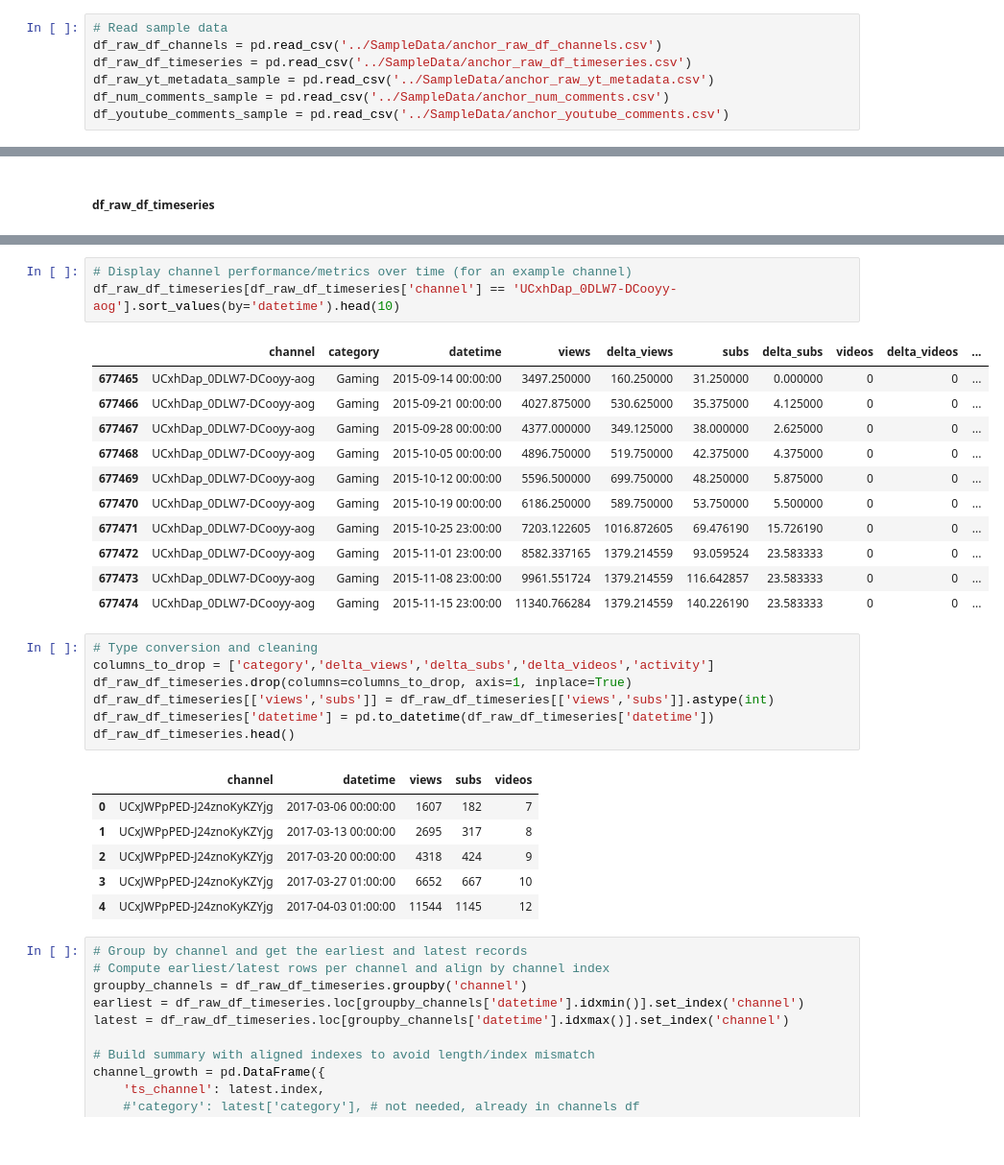
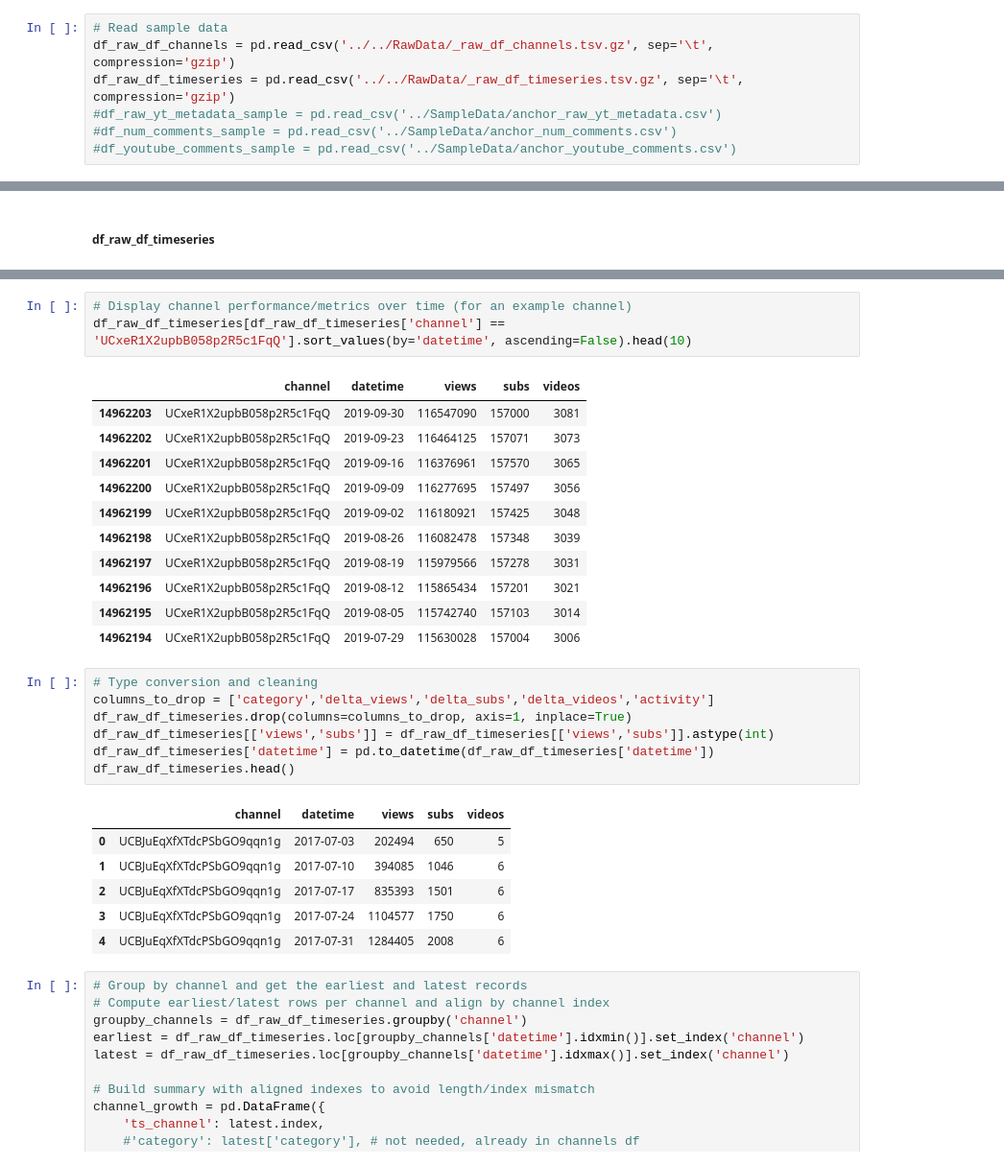
Before and after one commit to engindenizdogu/viralscope, a Jupyter notebook: Preprocessing/Archive/preprocessing.ipynb, the cells around one changed output, grey strips where cells are left out. Shown at 96% size. Drawn from its saved outputs; the diff is of its cells as text.

```diff
--- a/Preprocessing/Archive/preprocessing.ipynb
+++ b/Preprocessing/Archive/preprocessing.ipynb
@@ -4,11 +4,11 @@ import pandas as pd
 from sklearn.preprocessing import MinMaxScaler
 # %%
 # Read sample data
-df_raw_df_channels = pd.read_csv('../SampleData/anchor_raw_df_channels.csv')
-df_raw_df_timeseries = pd.read_csv('../SampleData/anchor_raw_df_timeseries.csv')
-df_raw_yt_metadata_sample = pd.read_csv('../SampleData/anchor_raw_yt_metadata.csv')
-df_num_comments_sample = pd.read_csv('../SampleData/anchor_num_comments.csv')
-df_youtube_comments_sample = pd.read_csv('../SampleData/anchor_youtube_comments.csv')
+df_raw_df_channels = pd.read_csv('../../RawData/_raw_df_channels.tsv.gz', sep='\t', compression='gzip')
+df_raw_df_timeseries = pd.read_csv('../../RawData/_raw_df_timeseries.tsv.gz', sep='\t', compression='gzip')
+#df_raw_yt_metadata_sample = pd.read_csv('../SampleData/anchor_raw_yt_metadata.csv')
+#df_num_comments_sample = pd.read_csv('../SampleData/anchor_num_comments.csv')
+#df_youtube_comments_sample = pd.read_csv('../SampleData/anchor_youtube_comments.csv')
 # %% [markdown]
 ### Initial Data Exploration
 # %% [markdown]
@@ -168,18 +173,18 @@ Name: count, Length: 6508, dtype: int64
 # %%
 # Display channel performance/metrics over time (for an example channel)
-df_raw_df_timeseries[df_raw_df_timeseries['channel'] == 'UCxhDap_0DLW7-DCooyy-aog'].sort_values(by='datetime').head(10)
+df_raw_df_timeseries[df_raw_df_timeseries['channel'] == 'UCxeR1X2upbB058p2R5c1FqQ'].sort_values(by='datetime', ascending=False).head(10)
 # %% [output]
-|  | channel | category | datetime | views | delta_views | subs | delta_subs | videos | delta_videos | ... |
-| 677465 | UCxhDap_0DLW7-DCooyy-aog | Gaming | 2015-09-14 00:00:00 | 3497.250000 | 160.250000 | 31.250000 | 0.000000 | 0 | 0 | ... |
-| 677466 | UCxhDap_0DLW7-DCooyy-aog | Gaming | 2015-09-21 00:00:00 | 4027.875000 | 530.625000 | 35.375000 | 4.125000 | 0 | 0 | ... |
-| 677467 | UCxhDap_0DLW7-DCooyy-aog | Gaming | 2015-09-28 00:00:00 | 4377.000000 | 349.125000 | 38.000000 | 2.625000 | 0 | 0 | ... |
-| 677468 | UCxhDap_0DLW7-DCooyy-aog | Gaming | 2015-10-05 00:00:00 | 4896.750000 | 519.750000 | 42.375000 | 4.375000 | 0 | 0 | ... |
-| 677469 | UCxhDap_0DLW7-DCooyy-aog | Gaming | 2015-10-12 00:00:00 | 5596.500000 | 699.750000 | 48.250000 | 5.875000 | 0 | 0 | ... |
-| 677470 | UCxhDap_0DLW7-DCooyy-aog | Gaming | 2015-10-19 00:00:00 | 6186.250000 | 589.750000 | 53.750000 | 5.500000 | 0 | 0 | ... |
-| 677471 | UCxhDap_0DLW7-DCooyy-aog | Gaming | 2015-10-25 23:00:00 | 7203.122605 | 1016.872605 | 69.476190 | 15.726190 | 0 | 0 | ... |
-| 677472 | UCxhDap_0DLW7-DCooyy-aog | Gaming | 2015-11-01 23:00:00 | 8582.337165 | 1379.214559 | 93.059524 | 23.583333 | 0 | 0 | ... |
-| 677473 | UCxhDap_0DLW7-DCooyy-aog | Gaming | 2015-11-08 23:00:00 | 9961.551724 | 1379.214559 | 116.642857 | 23.583333 | 0 | 0 | ... |
-| 677474 | UCxhDap_0DLW7-DCooyy-aog | Gaming | 2015-11-15 23:00:00 | 11340.766284 | 1379.214559 | 140.226190 | 23.583333 | 0 | 0 | ... |
+|  | channel | datetime | views | subs | videos |
+| 14962203 | UCxeR1X2upbB058p2R5c1FqQ | 2019-09-30 | 116547090 | 157000 | 3081 |
+| 14962202 | UCxeR1X2upbB058p2R5c1FqQ | 2019-09-23 | 116464125 | 157071 | 3073 |
+| 14962201 | UCxeR1X2upbB058p2R5c1FqQ | 2019-09-16 | 116376961 | 157570 | 3065 |
+| 14962200 | UCxeR1X2upbB058p2R5c1FqQ | 2019-09-09 | 116277695 | 157497 | 3056 |
+| 14962199 | UCxeR1X2upbB058p2R5c1FqQ | 2019-09-02 | 116180921 | 157425 | 3048 |
+| 14962198 | UCxeR1X2upbB058p2R5c1FqQ | 2019-08-26 | 116082478 | 157348 | 3039 |
+| 14962197 | UCxeR1X2upbB058p2R5c1FqQ | 2019-08-19 | 115979566 | 157278 | 3031 |
+| 14962196 | UCxeR1X2upbB058p2R5c1FqQ | 2019-08-12 | 115865434 | 157201 | 3021 |
+| 14962195 | UCxeR1X2upbB058p2R5c1FqQ | 2019-08-05 | 115742740 | 157103 | 3014 |
+| 14962194 | UCxeR1X2upbB058p2R5c1FqQ | 2019-07-29 | 115630028 | 157004 | 3006 |
 # %%
 # Type conversion and cleaning
 columns_to_drop = ['category','delta_views','delta_subs','delta_videos','activity']
@@ -189,11 +194,11 @@ df_raw_df_timeseries['datetime'] = pd.to_datetime(df_raw_df_timeseries['datetime
 df_raw_df_timeseries.head()
 # %% [output]
 |  | channel | datetime | views | subs | videos |
-| 0 | UCxJWPpPED-J24znoKyKZYjg | 2017-03-06 00:00:00 | 1607 | 182 | 7 |
-| 1 | UCxJWPpPED-J24znoKyKZYjg | 2017-03-13 00:00:00 | 2695 | 317 | 8 |
-| 2 | UCxJWPpPED-J24znoKyKZYjg | 2017-03-20 00:00:00 | 4318 | 424 | 9 |
-| 3 | UCxJWPpPED-J24znoKyKZYjg | 2017-03-27 01:00:00 | 6652 | 667 | 10 |
-| 4 | UCxJWPpPED-J24znoKyKZYjg | 2017-04-03 01:00:00 | 11544 | 1145 | 12 |
+| 0 | UCBJuEqXfXTdcPSbGO9qqn1g | 2017-07-03 | 202494 | 650 | 5 |
+| 1 | UCBJuEqXfXTdcPSbGO9qqn1g | 2017-07-10 | 394085 | 1046 | 6 |
+| 2 | UCBJuEqXfXTdcPSbGO9qqn1g | 2017-07-17 | 835393 | 1501 | 6 |
+| 3 | UCBJuEqXfXTdcPSbGO9qqn1g | 2017-07-24 | 1104577 | 1750 | 6 |
+| 4 | UCBJuEqXfXTdcPSbGO9qqn1g | 2017-07-31 | 1284405 | 2008 | 6 |
 # %%
 # Group by channel and get the earliest and latest records
 # Compute earliest/latest rows per channel and align by channel index
```
Also changed, not shown: parts of 3 cells of this notebook, 2 other files.
